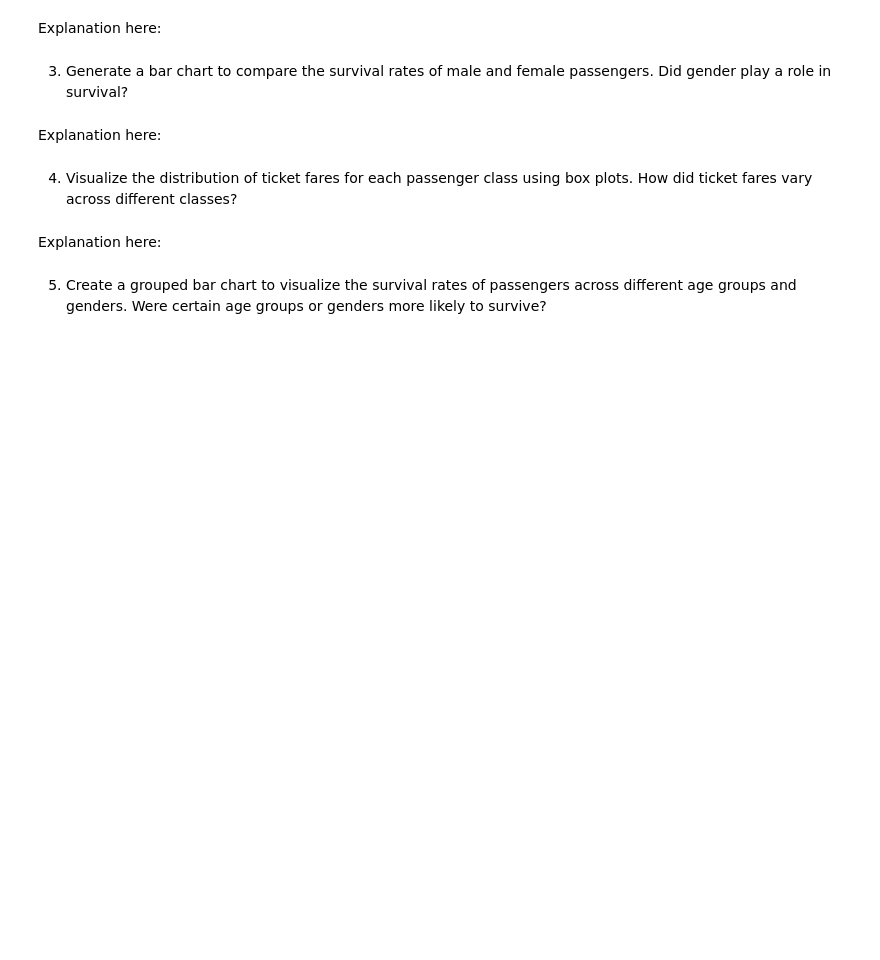
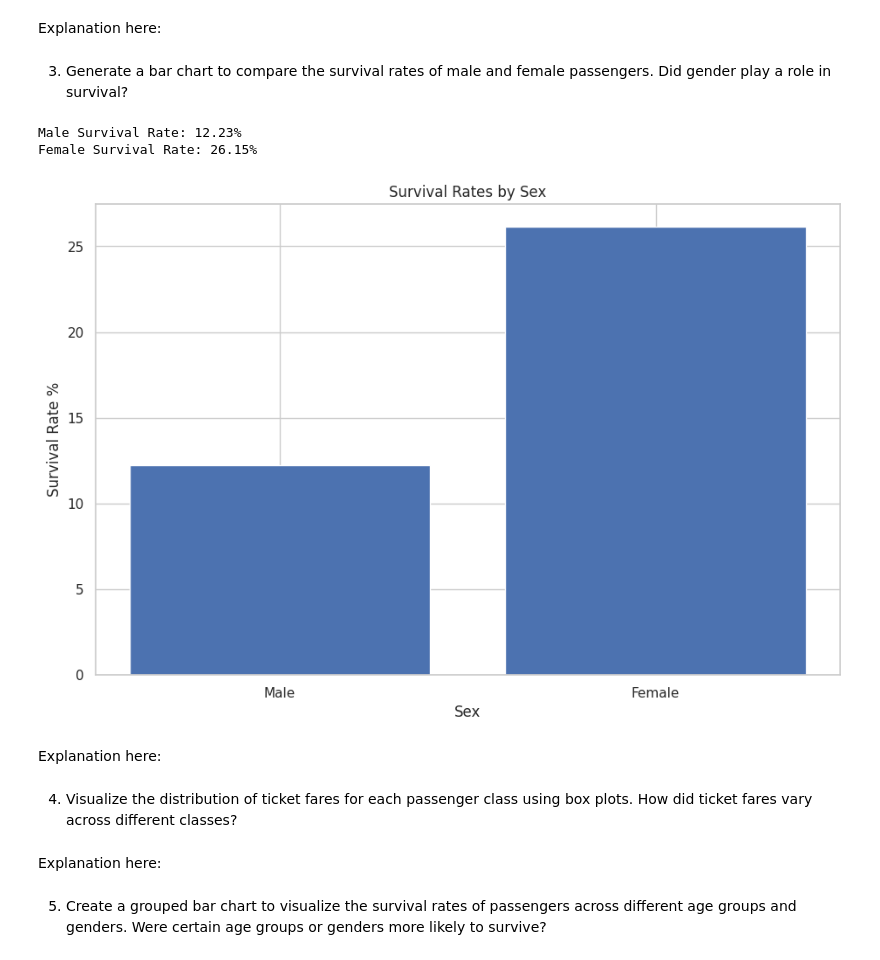
Before and after one commit to AvRob0/Avrob0.github.io, a Jupyter notebook: Week_4_Assignment_4_1.ipynb, the cells around one changed output. Drawn from its saved outputs; the diff is of its cells as text; code cells hidden in the pictures; blank space fills up the shorter version.

```diff
--- a/Week_4_Assignment_4_1.ipynb
+++ b/Week_4_Assignment_4_1.ipynb
@@ -66,3 +109,35 @@ Explanation here:
+# %%
+# created the variable survival_rate to store the
+survival_rate = pd.read_csv('Titanic.csv')
+#survival_rate
+# creating 2 variables to store the sex data and survived data
+sex = survival_rate['sex']
+survived = survival_rate['survived']
+# Group the sex data by male and female and calculated the survival rate
+male_count = survived[survival_rate['sex'] == 'male'].sum()
+female_count = survived[survival_rate['sex'] == 'female'].sum()
+total_passengers = len(survived)
+
+male_survival_rate = round((male_count / total_passengers) * 100, 2)
+female_survival_rate = round((female_count / total_passengers) * 100, 2)
+# I print the male and female survival rate to see the percentage
+print(f"Male Survival Rate: {male_survival_rate}%")
+print(f"Female Survival Rate: {female_survival_rate}%")
+# %% [output]
+Male Survival Rate: 12.23%
+Female Survival Rate: 26.15%
+# %%
+# Creating a bar graph from the results
+plt.bar(['Male', 'Female'], [male_survival_rate, female_survival_rate])
+plt.title('Survival Rates by Sex')
+plt.xlabel('Sex')
+plt.ylabel('Survival Rate %')
+plt.show()
+# I would say yes gender played a role in between the two sexes
+# As you can see that female plotted at 26.15%
+# And male plotted at 12.23%
+# %% [output]
+[figure, added]
 # %% [markdown]
 Explanation here:
 # %% [markdown]
```
Also changed, not shown: parts of 4 cells of this notebook.
